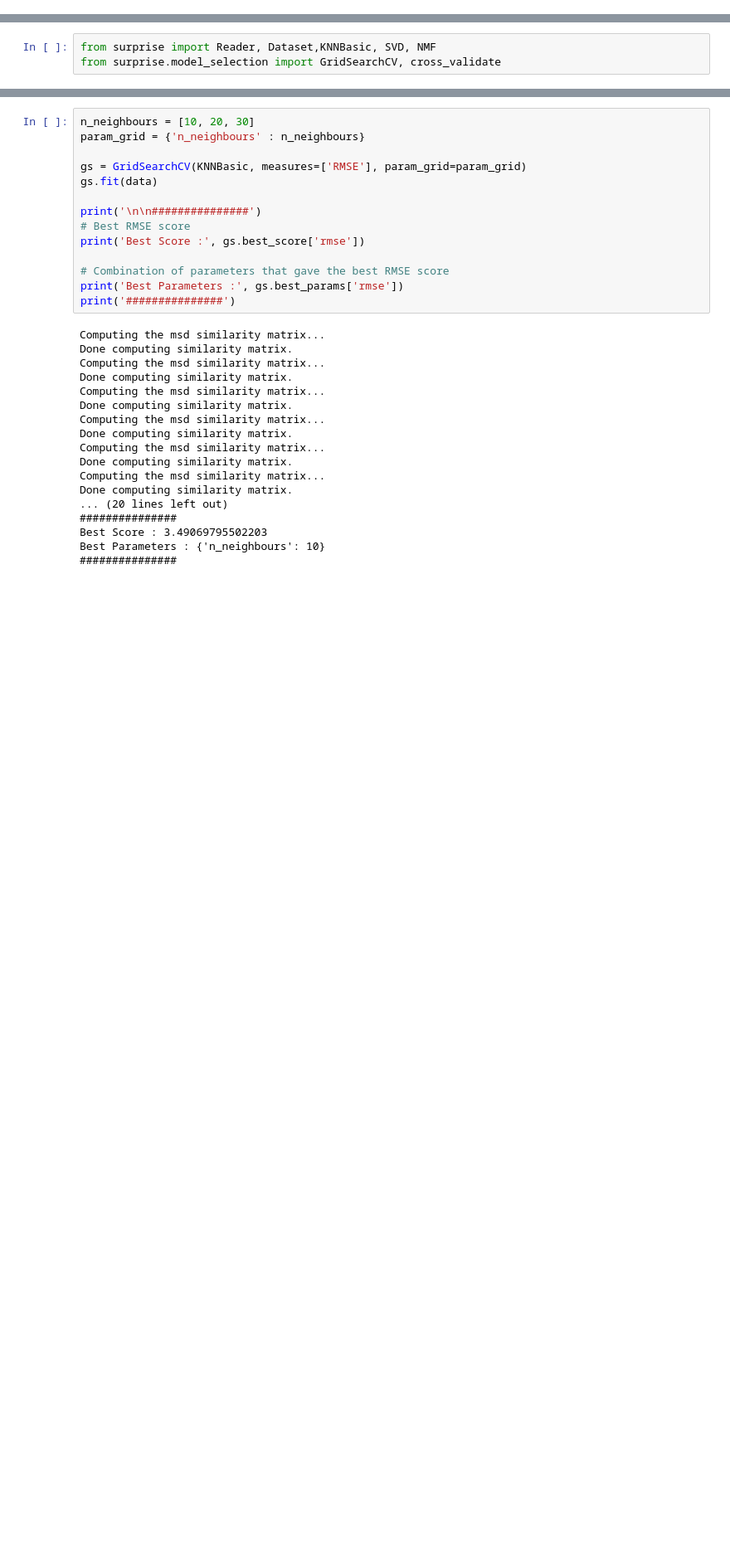
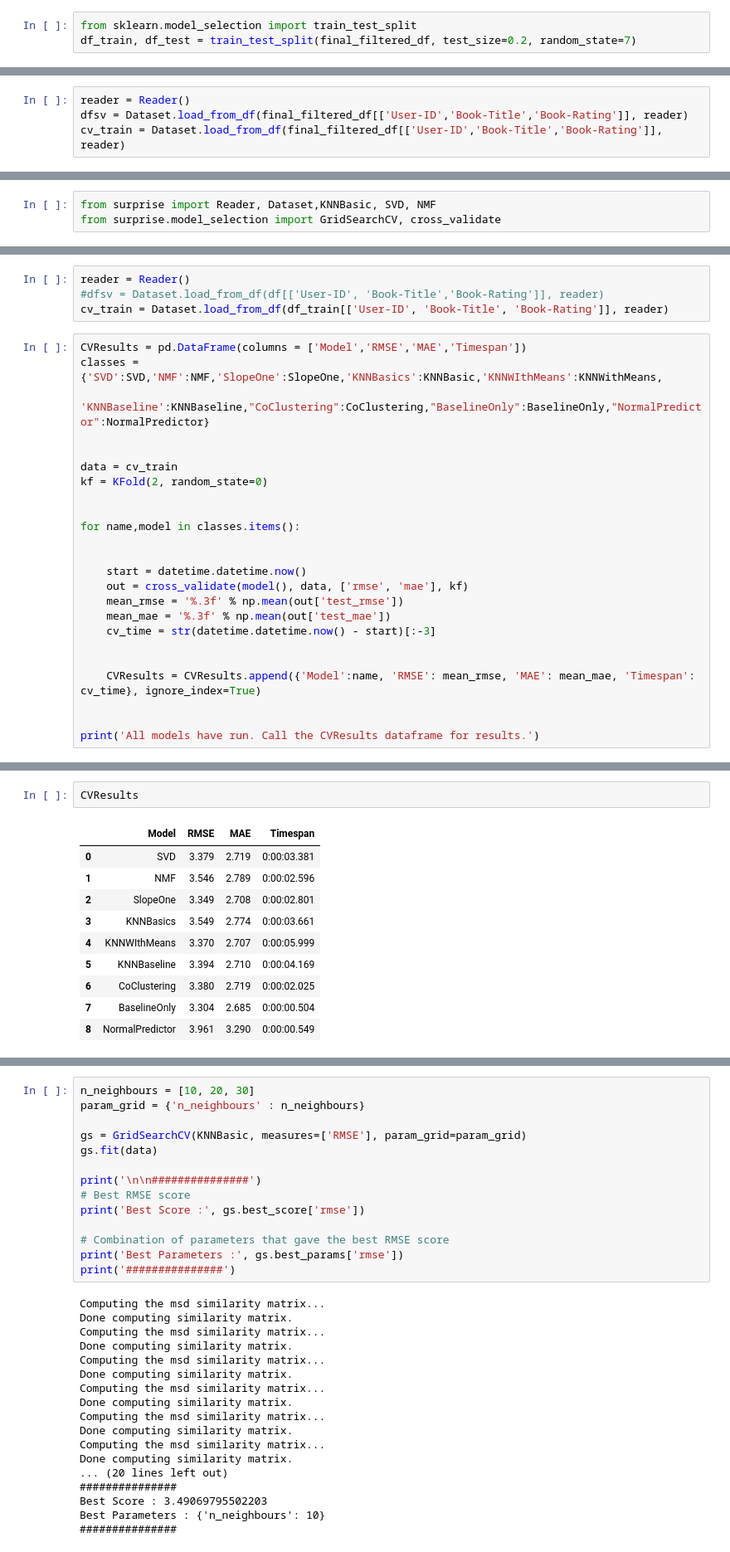
Before and after one commit to Pratik94229/Book-Recommendation-System, a Jupyter notebook: Books_Recommendation_System.ipynb, the cells around one changed output, grey strips where cells are left out. Shown at 83% size. Saved outputs shown, nothing was run; the diff lists cells and outputs as text; blank space fills up the shorter version.

```diff
--- a/Books_Recommendation_System.ipynb
+++ b/Books_Recommendation_System.ipynb
@@ -1541,3 +1563,6 @@ You can find its documentation here > https://surprise.readthedocs.io/en/stable/
 Surprise Library has almost all the algorithms implemented that are required for model-based Recommendation systems.
 # %% [markdown]
 ### ML Model - 1
+# %%
+from sklearn.model_selection import train_test_split
+df_train, df_test = train_test_split(final_filtered_df, test_size=0.2, random_state=7)
@@ -1544,2 +1576,6 @@ Surprise Library has almost all the algorithms implemented that are required for
+# %%
+reader = Reader()
+dfsv = Dataset.load_from_df(final_filtered_df[['User-ID','Book-Title','Book-Rating']], reader)
+cv_train = Dataset.load_from_df(final_filtered_df[['User-ID','Book-Title','Book-Rating']], reader)
 # %% [markdown]
 #<b>1) K-Nearest Neighbours (KNN
@@ -1554,0 +1598,28 @@ from surprise.model_selection import GridSearchCV, cross_validate
+# %%
+reader = Reader()
+#dfsv = Dataset.load_from_df(df[['User-ID', 'Book-Title','Book-Rating']], reader)
+cv_train = Dataset.load_from_df(df_train[['User-ID', 'Book-Title', 'Book-Rating']], reader)
+# %%
+CVResults = pd.DataFrame(columns = ['Model','RMSE','MAE','Timespan'])
+classes = {'SVD':SVD,'NMF':NMF,'SlopeOne':SlopeOne,'KNNBasics':KNNBasic,'KNNWIthMeans':KNNWithMeans,
+           'KNNBaseline':KNNBaseline,"CoClustering":CoClustering,"BaselineOnly":BaselineOnly,"NormalPredictor":NormalPredictor}
+
+
+data = cv_train
+kf = KFold(2, random_state=0)
+
+
+for name,model in classes.items():
+
+
+    start = datetime.datetime.now()
+    out = cross_validate(model(), data, ['rmse', 'mae'], kf)
+    mean_rmse = '%.3f' % np.mean(out['test_rmse'])
+    mean_mae = '%.3f' % np.mean(out['test_mae'])
+    cv_time = str(datetime.datetime.now() - start)[:-3]
+
+
+    CVResults = CVResults.append({'Model':name, 'RMSE': mean_rmse, 'MAE': mean_mae, 'Timespan': cv_time}, ignore_index=True)
+
+
+print('All models have run. Call the CVResults dataframe for results.')
@@ -1555,2 +1644,15 @@ from surprise.model_selection import GridSearchCV, cross_validate
+# %%
+CVResults
+# %% [output]
+|  | Model | RMSE | MAE | Timespan |
+| 0 | SVD | 3.379 | 2.719 | 0:00:03.381 |
+| 1 | NMF | 3.546 | 2.789 | 0:00:02.596 |
+| 2 | SlopeOne | 3.349 | 2.708 | 0:00:02.801 |
+| 3 | KNNBasics | 3.549 | 2.774 | 0:00:03.661 |
+| 4 | KNNWIthMeans | 3.370 | 2.707 | 0:00:05.999 |
+| 5 | KNNBaseline | 3.394 | 2.710 | 0:00:04.169 |
+| 6 | CoClustering | 3.380 | 2.719 | 0:00:02.025 |
+| 7 | BaselineOnly | 3.304 | 2.685 | 0:00:00.504 |
+| 8 | NormalPredictor | 3.961 | 3.290 | 0:00:00.549 |
 # %%
 reader = Reader(rating_scale=(0.5, 5.0))
```
Also changed, not shown: parts of 40 cells of this notebook.
